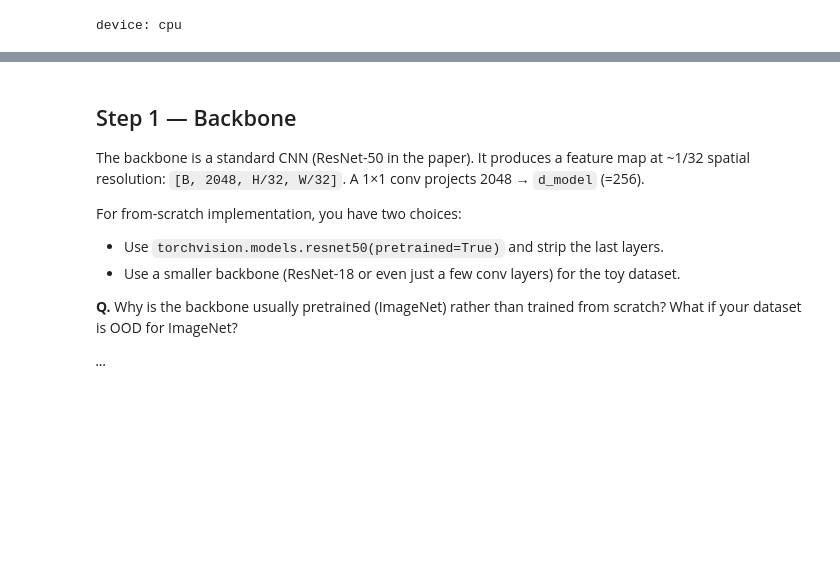
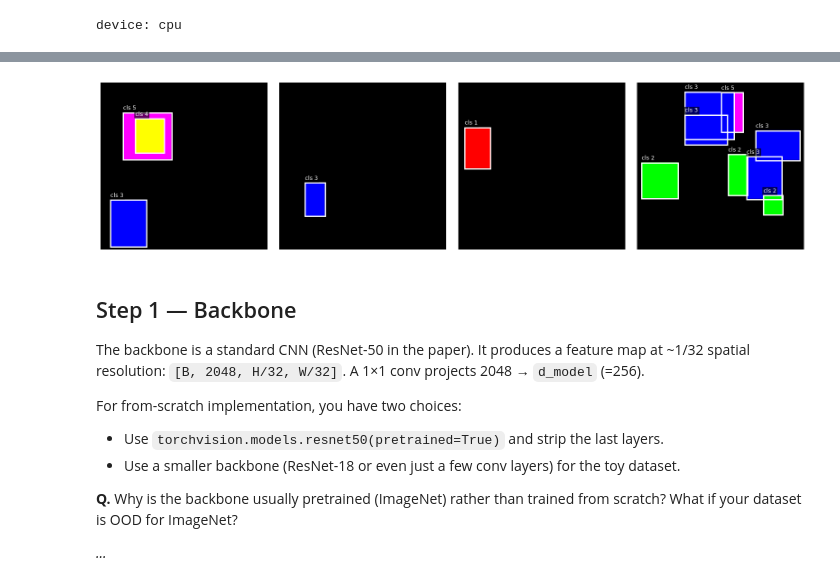
Before and after one commit to jpoberhauser/vision-transformers-and-ssl, a Jupyter notebook: module2_detection_segmentation_tracking/001_detr_from_scratch.ipynb, the cells around one changed output, grey strips where cells are left out. Drawn from its saved outputs; the diff is of its cells as text; code cells hidden in the pictures; blank space fills up the shorter version.

```diff
--- a/module2_detection_segmentation_tracking/001_detr_from_scratch.ipynb
+++ b/module2_detection_segmentation_tracking/001_detr_from_scratch.ipynb
@@ -140,3 +227,13 @@ class ToyDetectionDataset(torch.utils.data.Dataset):
+# %%
+# plot the images
+fig, axes = plt.subplots(1, 4, figsize=(16, 4))
+for ax in axes:
+    img, tgt = make_synthetic_sample(K=5)
+    visualize(img, tgt, ax)
+plt.tight_layout()
+plt.show()
+# %% [output]
+[figure, added]
 # %% [markdown]
 ## Step 1 — Backbone
 
```
Also changed, not shown: parts of 8 cells of this notebook.
